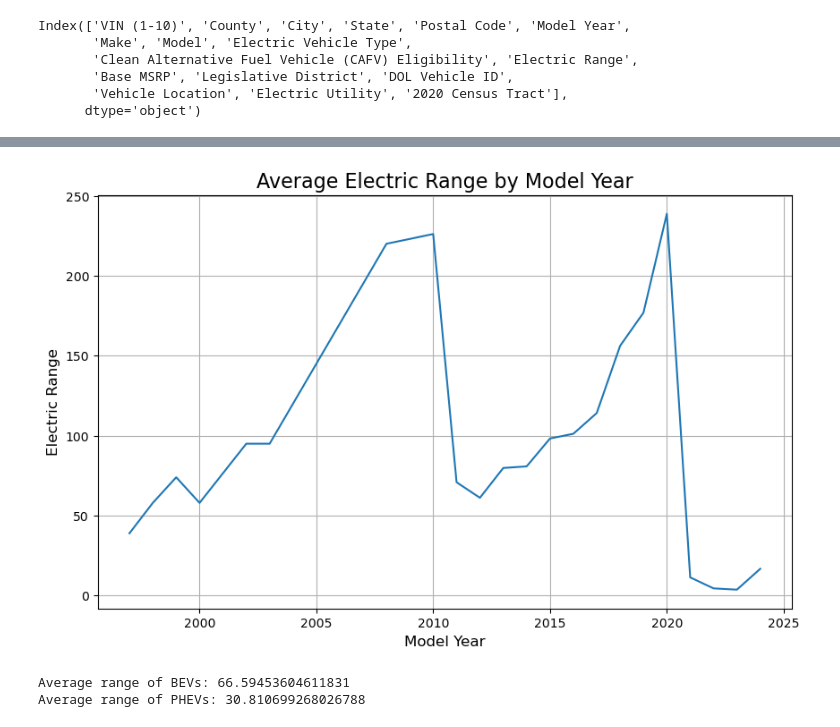
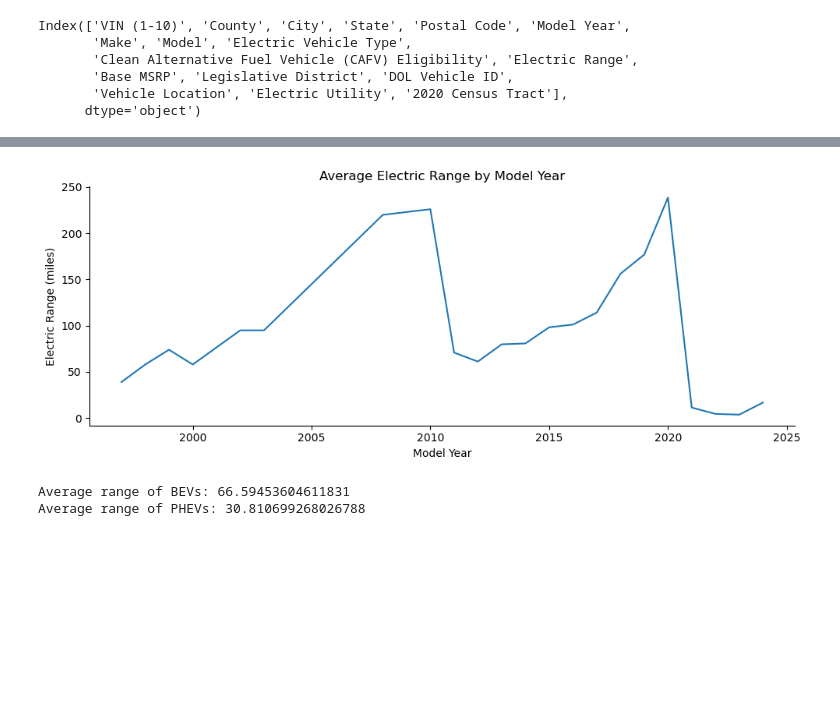
Before and after one commit to modyreturn/Data-Analysis-Projects, a Jupyter notebook: EVs Market Analysis/5_EVs_Range_Analysis.ipynb, the cells around one changed output, grey strips where cells are left out. Drawn from its saved outputs; the diff is of its cells as text; code cells hidden in the pictures; blank space fills up the shorter version.

```diff
--- a/EVs Market Analysis/5_EVs_Range_Analysis.ipynb
+++ b/EVs Market Analysis/5_EVs_Range_Analysis.ipynb
@@ -100,20 +93,23 @@ plt.show()
 # %%
-
 # Group data by Model Year and calculate the average Electric Range
 range_by_year = df.groupby('Model Year', as_index=False)['Electric Range'].mean()
 
-# Plot using seaborn
-plt.figure(figsize=(10, 6))
+plt.figure(figsize=(10, 4))
+# Plot using the averafe range by model year
 sns.lineplot(data=range_by_year, x='Model Year', y='Electric Range', marker='')
 
-# Add title and labels
-plt.title('Average Electric Range by Model Year', fontsize=16)
-plt.xlabel('Model Year', fontsize=12)
-plt.ylabel('Electric Range', fontsize=12)
-plt.grid(True)
+
+plt.title('Average Electric Range by Model Year', fontsize=12)
+plt.xlabel('Model Year', fontsize=10)
+plt.ylabel('Electric Range (miles)', fontsize=10)
+
+#plt.xticks(range(range_by_year['Model Year'].min(), range_by_year['Model Year'].max()+1))
+
+sns.despine()
+plt.tight_layout()
 plt.show()
 # %% [output]
-[figure, old version]
+[figure, new version]
 # %%
 
 # Compare BEVs vs PHEVs
```
Also changed, not shown: parts of 4 cells of this notebook.
